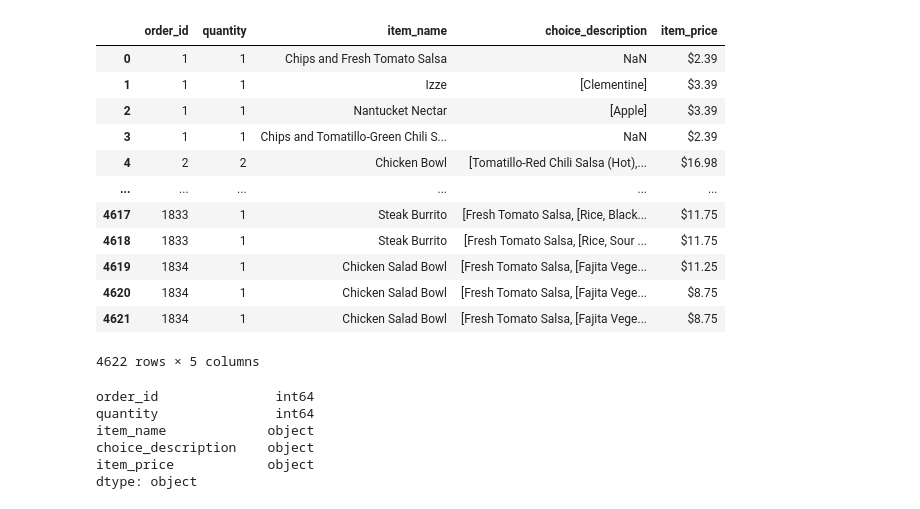
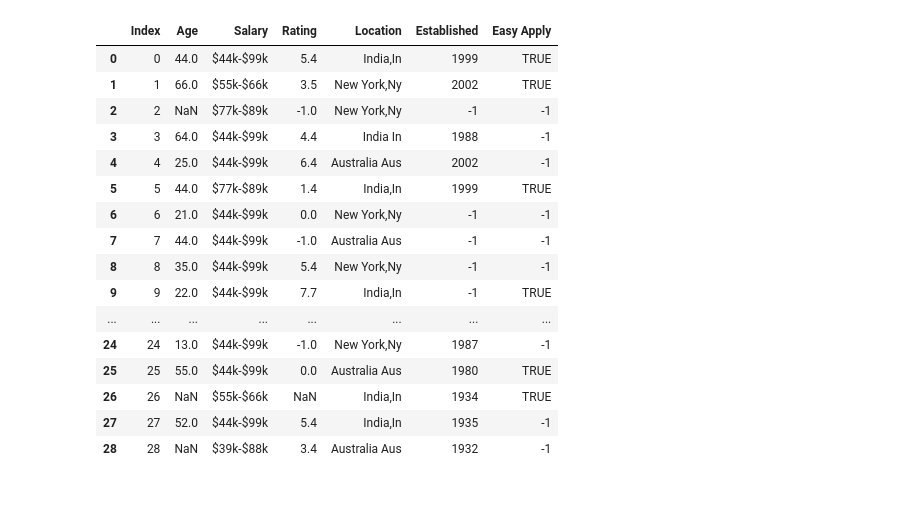
Before and after one commit to adapaania/PrepInsta-Data-Analysis-Internship, a Jupyter notebook: Week 3/Week 3 - Task 2(Aania).ipynb, the cells around one changed output. Cells and saved outputs as stored; diff of their text form; code cells hidden in the pictures.

```diff
--- a/Week 3/Week 3 - Task 2(Aania).ipynb
+++ b/Week 3/Week 3 - Task 2(Aania).ipynb
@@ -1,30 +1,26 @@
 # %% [markdown]
 <a href="https://colab.research.google.com/github/adapaania/PrepInsta-Data-Analysis-Internship/blob/main/Week%203/Week%203%20-%20Task%202(Aania).ipynb" target="_parent"><img src="https://colab.research.google.com/assets/colab-badge.svg" alt="Open In Colab"/></a>
 # %%
+import numpy as np
 import pandas as pd
-import numpy as np
-df = pd.read_csv('chipotle.csv')
-df
+import matplotlib as plt
+data = pd.read_csv("/content/Data-cleaning-for-beginners-using-pandas.csv")
+data
 # %% [output]
-|  | order_id | quantity | item_name | choice_description | item_price |
-| 0 | 1 | 1 | Chips and Fresh Tomato Salsa | NaN | $2.39 |
-| 1 | 1 | 1 | Izze | [Clementine] | $3.39 |
-| 2 | 1 | 1 | Nantucket Nectar | [Apple] | $3.39 |
-| 3 | 1 | 1 | Chips and Tomatillo-Green Chili S... | NaN | $2.39 |
-| 4 | 2 | 2 | Chicken Bowl | [Tomatillo-Red Chili Salsa (Hot),... | $16.98 |
-| ... | ... | ... | ... | ... | ... |
-| 4617 | 1833 | 1 | Steak Burrito | [Fresh Tomato Salsa, [Rice, Black... | $11.75 |
-| 4618 | 1833 | 1 | Steak Burrito | [Fresh Tomato Salsa, [Rice, Sour ... | $11.75 |
-| 4619 | 1834 | 1 | Chicken Salad Bowl | [Fresh Tomato Salsa, [Fajita Vege... | $11.25 |
-| 4620 | 1834 | 1 | Chicken Salad Bowl | [Fresh Tomato Salsa, [Fajita Vege... | $8.75 |
-| 4621 | 1834 | 1 | Chicken Salad Bowl | [Fresh Tomato Salsa, [Fajita Vege... | $8.75 |
+|  | Index | Age | Salary | Rating | Location | Established | Easy Apply |
+| 0 | 0 | 44.0 | $44k-$99k | 5.4 | India,In | 1999 | TRUE |
+| 1 | 1 | 66.0 | $55k-$66k | 3.5 | New York,Ny | 2002 | TRUE |
+| 2 | 2 | NaN | $77k-$89k | -1.0 | New York,Ny | -1 | -1 |
+| 3 | 3 | 64.0 | $44k-$99k | 4.4 | India In | 1988 | -1 |
+| 4 | 4 | 25.0 | $44k-$99k | 6.4 | Australia Aus | 2002 | -1 |
+| 5 | 5 | 44.0 | $77k-$89k | 1.4 | India,In | 1999 | TRUE |
+| 6 | 6 | 21.0 | $44k-$99k | 0.0 | New York,Ny | -1 | -1 |
+| 7 | 7 | 44.0 | $44k-$99k | -1.0 | Australia Aus | -1 | -1 |
+| 8 | 8 | 35.0 | $44k-$99k | 5.4 | New York,Ny | -1 | -1 |
+| 9 | 9 | 22.0 | $44k-$99k | 7.7 | India,In | -1 | TRUE |
+| ... | ... | ... | ... | ... | ... | ... | ... |
+| 24 | 24 | 13.0 | $44k-$99k | -1.0 | New York,Ny | 1987 | -1 |
+| 25 | 25 | 55.0 | $44k-$99k | 0.0 | Australia Aus | 1980 | TRUE |
+| 26 | 26 | NaN | $55k-$66k | NaN | India,In | 1934 | TRUE |
+| 27 | 27 | 52.0 | $44k-$99k | 5.4 | India,In | 1935 | -1 |
+| 28 | 28 | NaN | $39k-$88k | 3.4 | Australia Aus | 1932 | -1 |
-4622 rows × 5 columns
-# %%
-df.dtypes
-# %% [output]
-order_id               int64
-quantity               int64
-item_name             object
-choice_description    object
-item_price            object
-dtype: object
```
Also changed, not shown: parts of 30 cells of this notebook.
